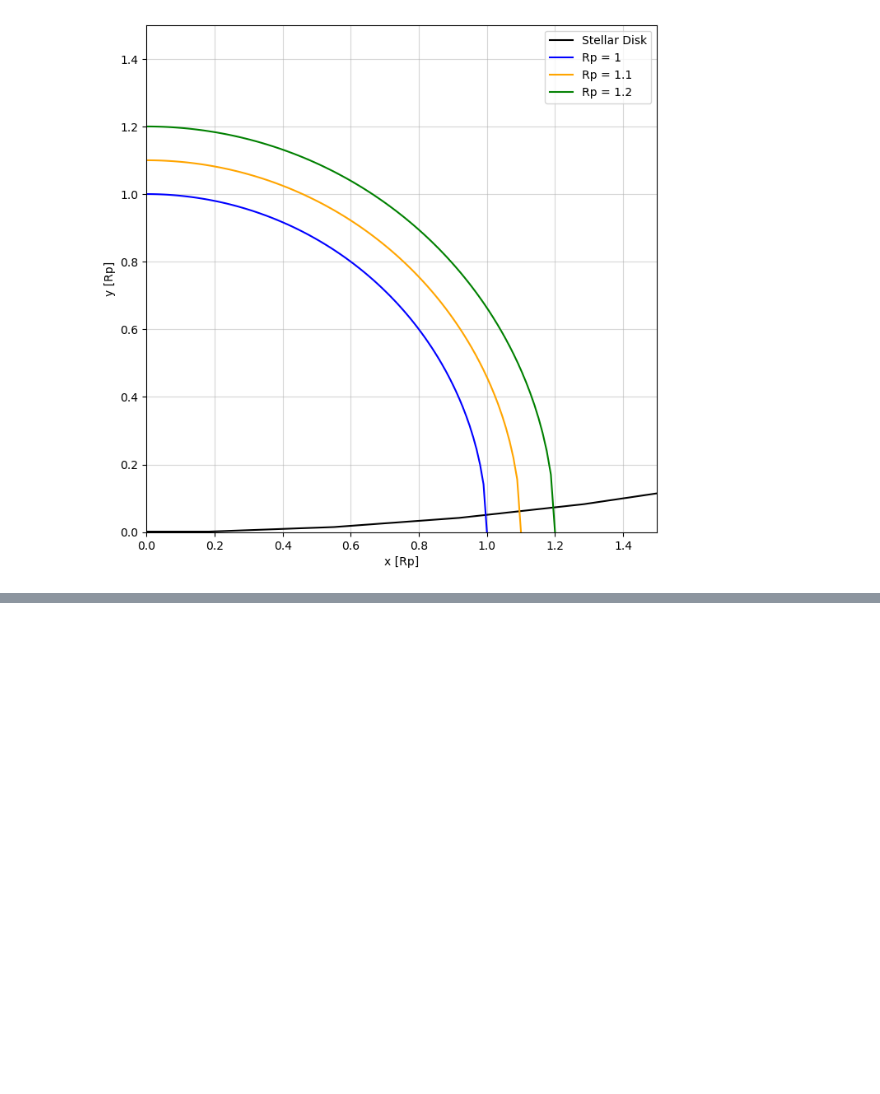
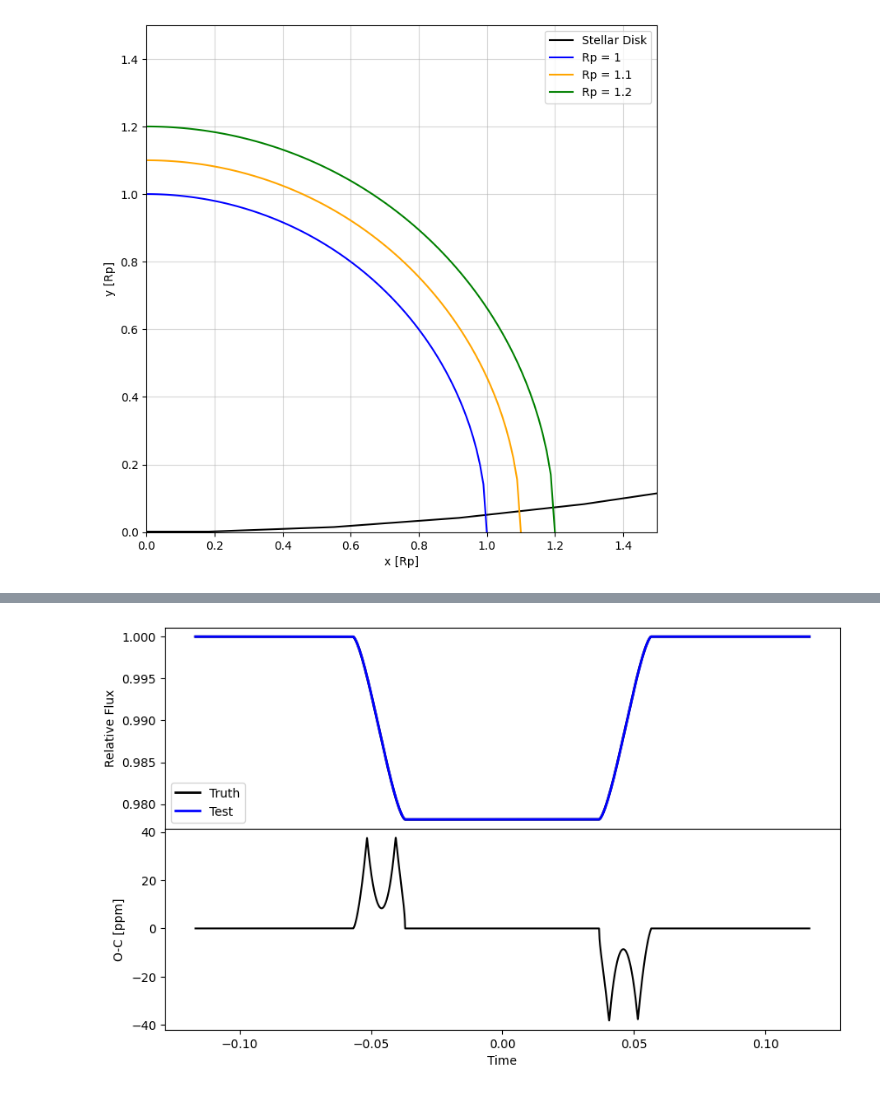
Before and after one commit to mm-murphy/MimickingAsymmetries, a Jupyter notebook: Pole during ingress midpoint problem.ipynb, the cells around one changed output, grey strips where cells are left out. Saved outputs shown, nothing was run; the diff lists cells and outputs as text; code cells hidden in the pictures; blank space fills up the shorter version.

```diff
--- a/Pole during ingress midpoint problem.ipynb
+++ b/Pole during ingress midpoint problem.ipynb
@@ -55,0 +312,33 @@ plt.show()
+# %%
+predicted_dT1_sec = predict_dT1(per, a_meter, impactparam, Rs_meter, Rp_morning_meter, Rp_uniform_meter)*day_to_second
+predicted_dT4_sec = predict_dT4(per, a_meter, impactparam, Rs_meter, Rp_evening_meter, Rp_uniform_meter)*day_to_second
+dt_predicted = -0.5*(predicted_dT1_sec + predicted_dT4_sec) # [s]
+
+dt_fit = -12.38
+# %%
+utestparams  = batman.TransitParams()
+utestparams.t0 = 0. + (dt_predicted/24./60./60.)                        #time of inferior conjuction (in days)
+utestparams.per = per                         #orbital period (in days)
+utestparams.rp = rprs_uniform                        #top semi-circle radius (in units of stellar radii)
+utestparams.a = a                         #semi-major axis (in units of stellar radii)
+utestparams.inc = inc                        #orbital inclination (in degrees)
+utestparams.ecc = ecc                        #eccentricity
+utestparams.w = w                         #longitude of periastron (in degrees)
+utestparams.u = []                   #limb darkening coefficients [u1, u2]
+utestparams.limb_dark = "uniform"          #limbs darkening mode
+lc_test = unifmodel.light_curve(utestparams)                #calculates light curve
+# %%
+fig, ax = plt.subplots(figsize=(10,6), nrows=2, gridspec_kw={'height_ratios':[1,1]})
+plt.subplots_adjust(hspace=0.)
+# top - LCs
+ax[0].plot(t, lc_truth, c='black', lw=2, label='Truth')
+ax[0].plot(t, lc_test, c='blue', lw=2, label='Test')
+ax[0].set(ylabel='Relative Flux')
+ax[0].legend(loc='best')
+# bottom - residuals
+these_residuals = (lc_test - lc_truth)
+ax[1].plot(t, these_residuals*1.e6, c='black')
+ax[1].set(ylabel='O-C [ppm]', xlabel='Time')
+plt.show()
+# %% [output]
+[figure, added]
```
Also changed, not shown: parts of 6 cells of this notebook.
